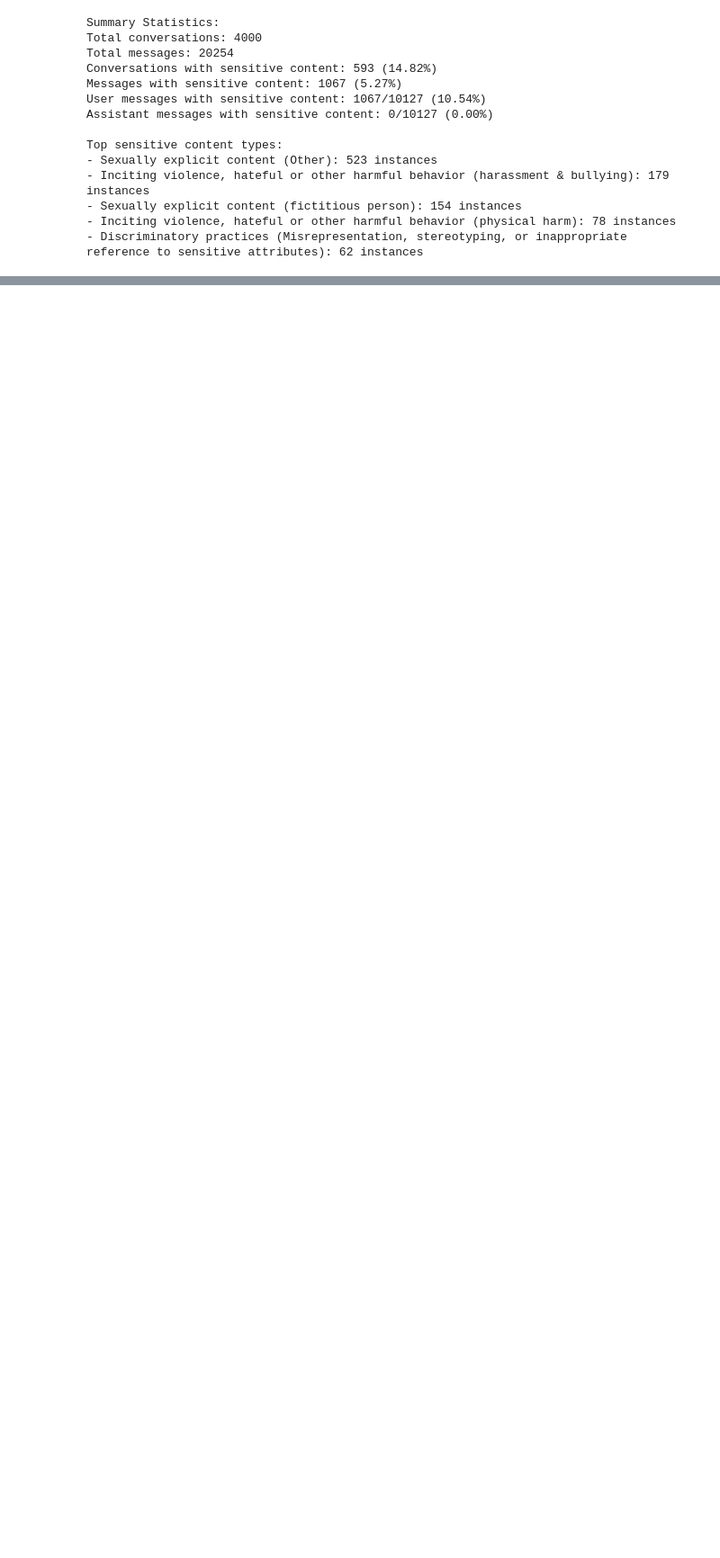
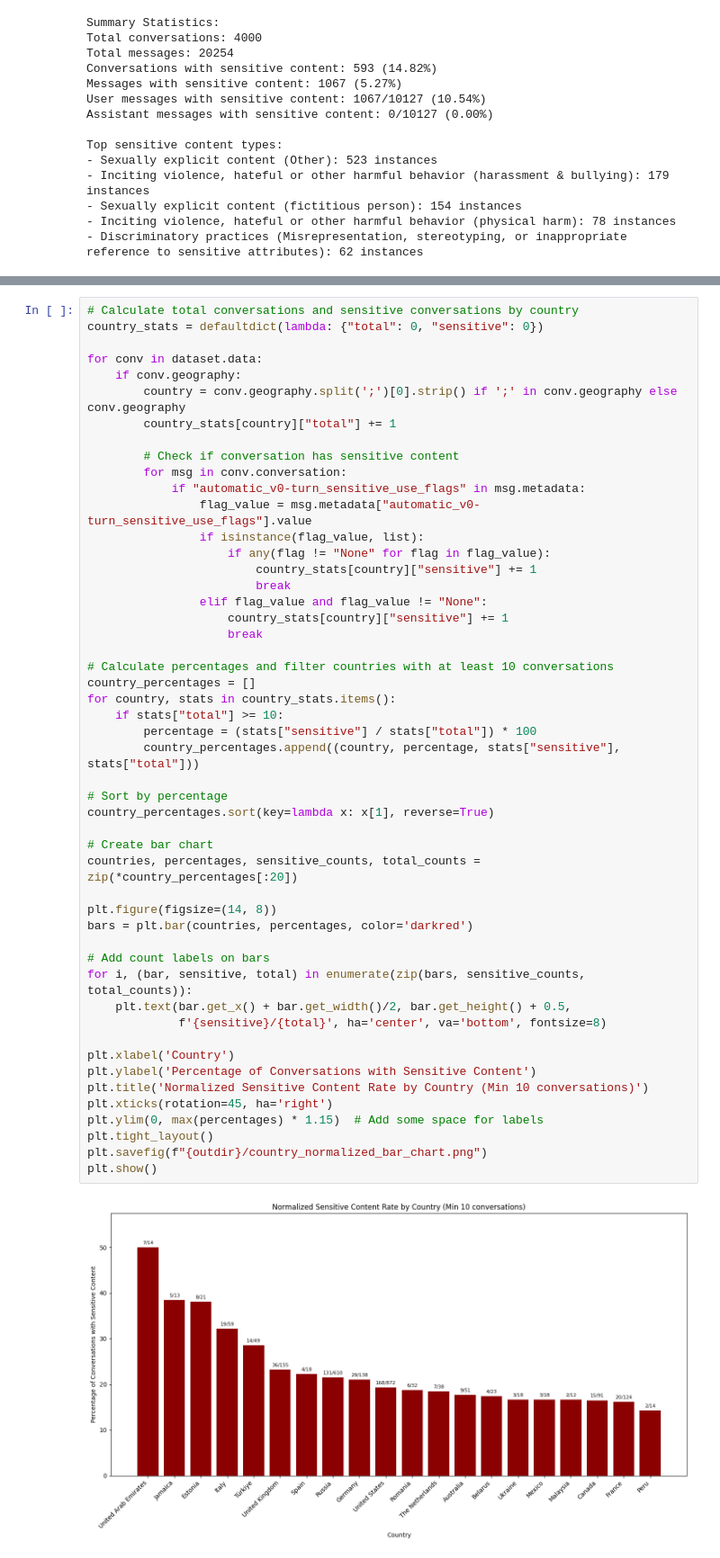
Before and after one commit to shayne-longpre/naturalistic-ai, a Jupyter notebook: notebooks/sensitive-flags.ipynb, the cells around one changed output, grey strips where cells are left out. Shown at 90% size. Saved outputs shown, nothing was run; the diff lists cells and outputs as text; blank space fills up the shorter version.

```diff
--- a/notebooks/sensitive-flags.ipynb
+++ b/notebooks/sensitive-flags.ipynb
@@ -555,0 +698,52 @@ Top sensitive content types:
+# %%
+# Calculate total conversations and sensitive conversations by country
+country_stats = defaultdict(lambda: {"total": 0, "sensitive": 0})
+
+for conv in dataset.data:
+    if conv.geography:
+        country = conv.geography.split(';')[0].strip() if ';' in conv.geography else conv.geography
+        country_stats[country]["total"] += 1
+
+        # Check if conversation has sensitive content
+        for msg in conv.conversation:
+            if "automatic_v0-turn_sensitive_use_flags" in msg.metadata:
+                flag_value = msg.metadata["automatic_v0-turn_sensitive_use_flags"].value
+                if isinstance(flag_value, list):
+                    if any(flag != "None" for flag in flag_value):
+                        country_stats[country]["sensitive"] += 1
+                        break
+                elif flag_value and flag_value != "None":
+                    country_stats[country]["sensitive"] += 1
+                    break
+
+# Calculate percentages and filter countries with at least 10 conversations
+country_percentages = []
+for country, stats in country_stats.items():
+    if stats["total"] >= 10:
+        percentage = (stats["sensitive"] / stats["total"]) * 100
+        country_percentages.append((country, percentage, stats["sensitive"], stats["total"]))
+
+# Sort by percentage
+country_percentages.sort(key=lambda x: x[1], reverse=True)
+
+# Create bar chart
+countries, percentages, sensitive_counts, total_counts = zip(*country_percentages[:20])
+
+plt.figure(figsize=(14, 8))
+bars = plt.bar(countries, percentages, color='darkred')
+
+# Add count labels on bars
+for i, (bar, sensitive, total) in enumerate(zip(bars, sensitive_counts, total_counts)):
+    plt.text(bar.get_x() + bar.get_width()/2, bar.get_height() + 0.5,
+             f'{sensitive}/{total}', ha='center', va='bottom', fontsize=8)
+
+plt.xlabel('Country')
+plt.ylabel('Percentage of Conversations with Sensitive Content')
+plt.title('Normalized Sensitive Content Rate by Country (Min 10 conversations)')
+plt.xticks(rotation=45, ha='right')
+plt.ylim(0, max(percentages) * 1.15)  # Add some space for labels
+plt.tight_layout()
+plt.savefig(f"{outdir}/country_normalized_bar_chart.png")
+plt.show()
+# %% [output]
+[figure, added]
```
Also changed, not shown: parts of 17 cells of this notebook, 16 other files.
